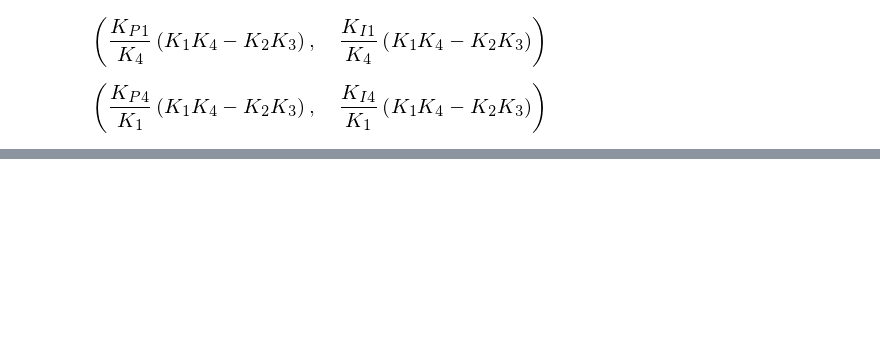
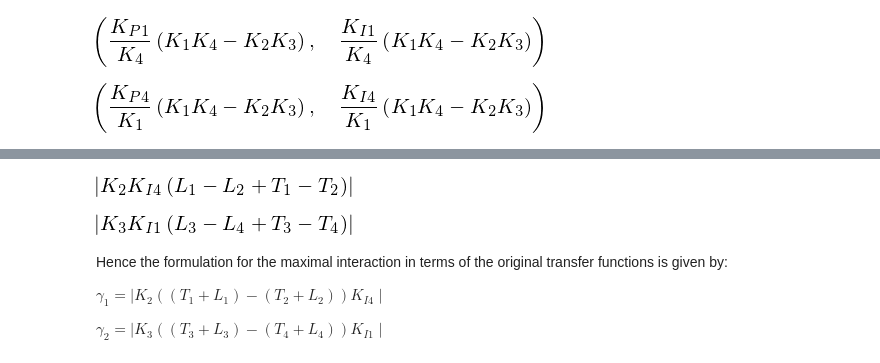
Before and after one commit to AlCap23/Thesis, a Jupyter notebook: Python/CouplingConstants.ipynb, the cells around one changed output, grey strips where cells are left out. Saved outputs shown, nothing was run; the diff lists cells and outputs as text; code cells hidden in the pictures; blank space fills up the shorter version.

```diff
--- a/Python/CouplingConstants.ipynb
+++ b/Python/CouplingConstants.ipynb
@@ -201,0 +239,18 @@ sp.simplify(h12.subs(q[0],Q[0]).subs(q[1],Q[1]).subs(q[2],Q[2]).subs(q[3],Q[3]))
+# %%
+# Get the upper limit of the interaction in terms of the original coeffients
+gamma1 = sp.Abs(k12*sp.simplify(sub2.coeff('1/s')))
+gamma2 = sp.Abs(k21*sp.simplify(sub1.coeff('1/s')))
+# %%
+gamma1
+# %% [output]
+[figure, added]
+# %%
+gamma2
+# %% [output]
+[figure, added]
+# %% [markdown]
+Hence the formulation for the maximal interaction in terms of the original transfer functions is given by:
+
+$\gamma_1 = \mid K_2 \left( (T_1+L_1) - (T_2+L_2) \right) K_{I4} \mid$
+
+$\gamma_2 = \mid K_3 \left( (T_3+L_3) - (T_4+L_4) \right) K_{I1} \mid$
```
Also changed, not shown: parts of 20 cells of this notebook.
